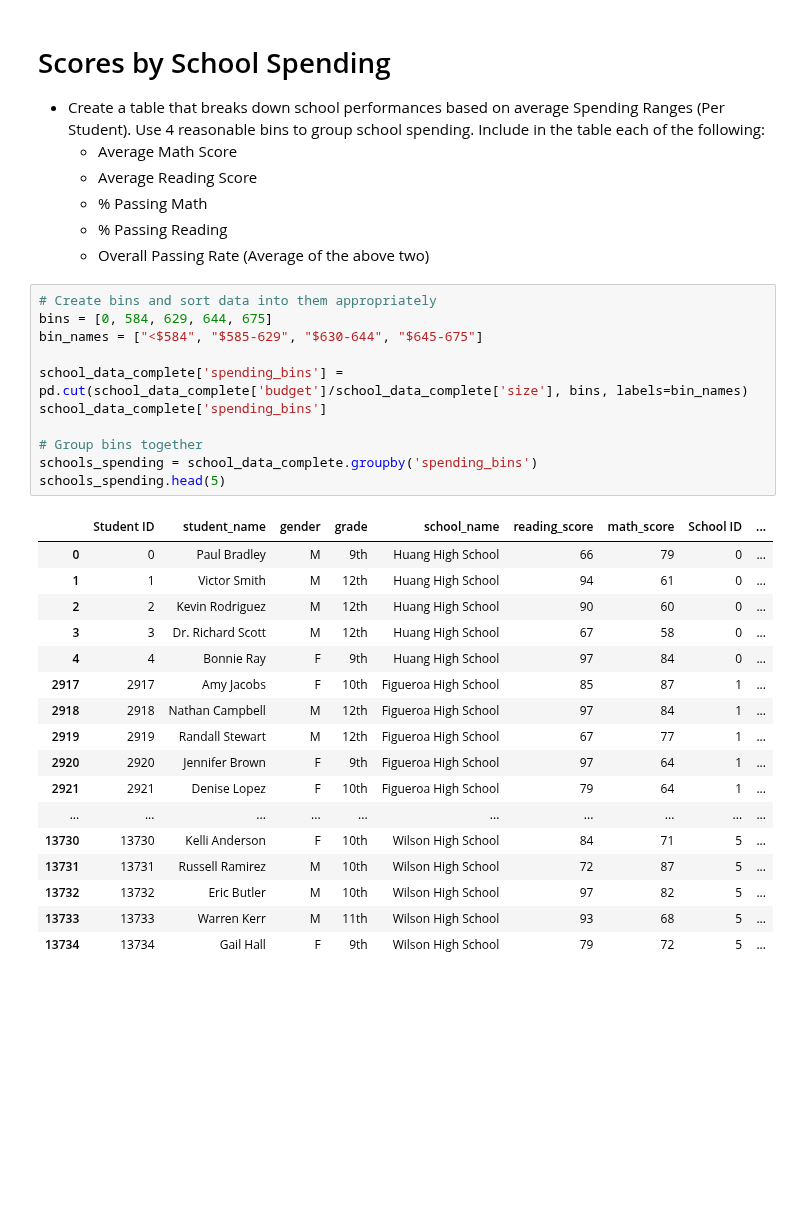
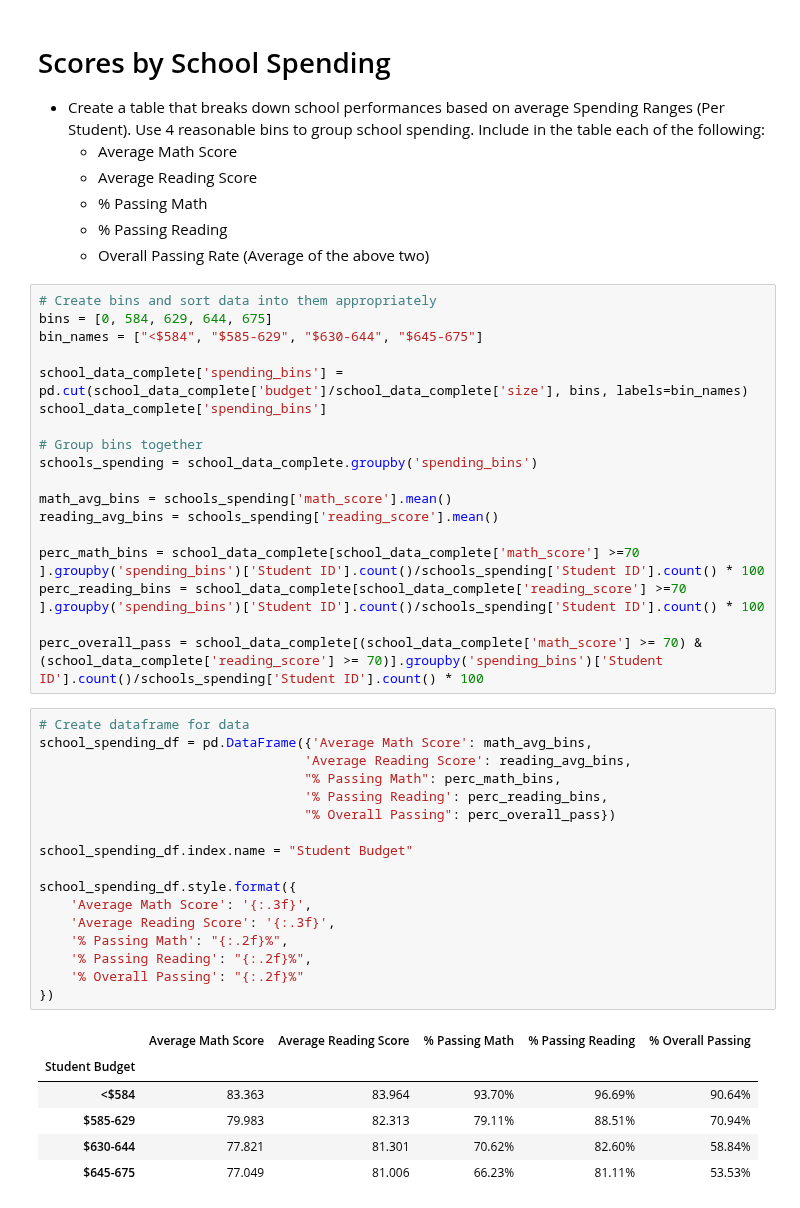
Before and after one commit to kcomalley14/pandas-challenge, a Jupyter notebook: PyCitySchools/jupyter_schools.ipynb, the cells around one changed output. Cells and saved outputs as stored; diff of their text form; blank space fills up the shorter version.

Commit message:
finished scores by school size and type

```diff
--- a/PyCitySchools/jupyter_schools.ipynb
+++ b/PyCitySchools/jupyter_schools.ipynb
@@ -333,22 +333,35 @@ school_data_complete['spending_bins']
 
 # Group bins together
 schools_spending = school_data_complete.groupby('spending_bins')
-schools_spending.head(5)
+
+math_avg_bins = schools_spending['math_score'].mean()
+reading_avg_bins = schools_spending['reading_score'].mean()
+
+perc_math_bins = school_data_complete[school_data_complete['math_score'] >=70 ].groupby('spending_bins')['Student ID'].count()/schools_spending['Student ID'].count() * 100
+perc_reading_bins = school_data_complete[school_data_complete['reading_score'] >=70 ].groupby('spending_bins')['Student ID'].count()/schools_spending['Student ID'].count() * 100
+
+perc_overall_pass = school_data_complete[(school_data_complete['math_score'] >= 70) & (school_data_complete['reading_score'] >= 70)].groupby('spending_bins')['Student ID'].count()/schools_spending['Student ID'].count() * 100
-# %% [output]
-|  | Student ID | student_name | gender | grade | school_name | reading_score | math_score | School ID | ... |
-| 0 | 0 | Paul Bradley | M | 9th | Huang High School | 66 | 79 | 0 | ... |
-| 1 | 1 | Victor Smith | M | 12th | Huang High School | 94 | 61 | 0 | ... |
-| 2 | 2 | Kevin Rodriguez | M | 12th | Huang High School | 90 | 60 | 0 | ... |
-| 3 | 3 | Dr. Richard Scott | M | 12th | Huang High School | 67 | 58 | 0 | ... |
-| 4 | 4 | Bonnie Ray | F | 9th | Huang High School | 97 | 84 | 0 | ... |
-| 2917 | 2917 | Amy Jacobs | F | 10th | Figueroa High School | 85 | 87 | 1 | ... |
-| 2918 | 2918 | Nathan Campbell | M | 12th | Figueroa High School | 97 | 84 | 1 | ... |
-| 2919 | 2919 | Randall Stewart | M | 12th | Figueroa High School | 67 | 77 | 1 | ... |
-| 2920 | 2920 | Jennifer Brown | F | 9th | Figueroa High School | 97 | 64 | 1 | ... |
-| 2921 | 2921 | Denise Lopez | F | 10th | Figueroa High School | 79 | 64 | 1 | ... |
-| ... | ... | ... | ... | ... | ... | ... | ... | ... | ... |
-| 13730 | 13730 | Kelli Anderson | F | 10th | Wilson High School | 84 | 71 | 5 | ... |
-| 13731 | 13731 | Russell Ramirez | M | 10th | Wilson High School | 72 | 87 | 5 | ... |
-| 13732 | 13732 | Eric Butler | M | 10th | Wilson High School | 97 | 82 | 5 | ... |
-| 13733 | 13733 | Warren Kerr | M | 11th | Wilson High School | 93 | 68 | 5 | ... |
-| 13734 | 13734 | Gail Hall | F | 9th | Wilson High School | 79 | 72 | 5 | ... |
+# %%
+# Create dataframe for data
+school_spending_df = pd.DataFrame({'Average Math Score': math_avg_bins,
+                                  'Average Reading Score': reading_avg_bins,
+                                  "% Passing Math": perc_math_bins,
+                                  '% Passing Reading': perc_reading_bins,
+                                  "% Overall Passing": perc_overall_pass})
+
+school_spending_df.index.name = "Student Budget"
+
+school_spending_df.style.format({
+    'Average Math Score': '{:.3f}',
+    'Average Reading Score': '{:.3f}',
+    '% Passing Math': "{:.2f}%",
+    '% Passing Reading': "{:.2f}%",
+    '% Overall Passing': "{:.2f}%"
+})
+# %% [output]
+|  | Average Math Score | Average Reading Score | % Passing Math | % Passing Reading | % Overall Passing |
+| Student Budget |  |  |  |  |  |
+| <$584 | 83.363 | 83.964 | 93.70% | 96.69% | 90.64% |
+| $585-629 | 79.983 | 82.313 | 79.11% | 88.51% | 70.94% |
+| $630-644 | 77.821 | 81.301 | 70.62% | 82.60% | 58.84% |
+| $645-675 | 77.049 | 81.006 | 66.23% | 81.11% | 53.53% |
```
Also changed, not shown: parts of 7 cells of this notebook.
